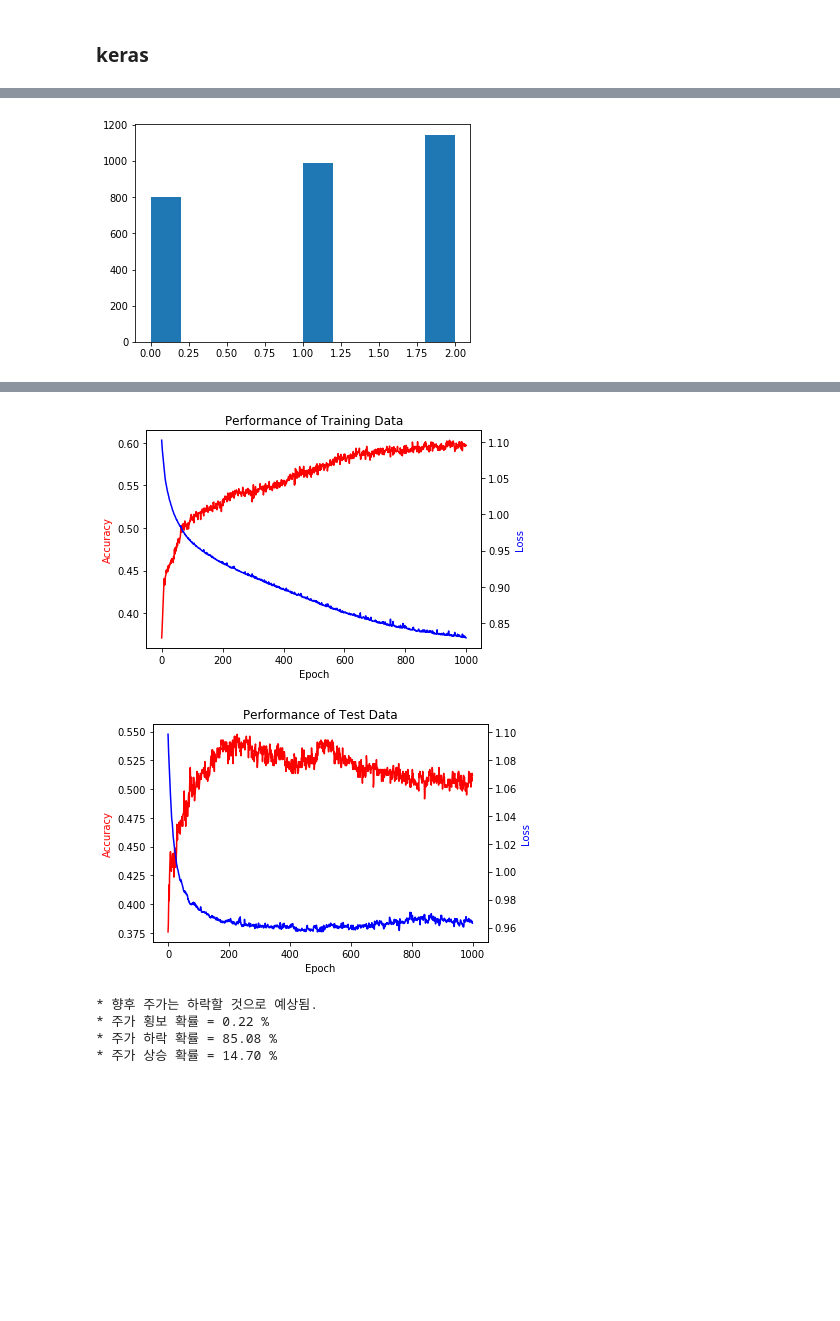
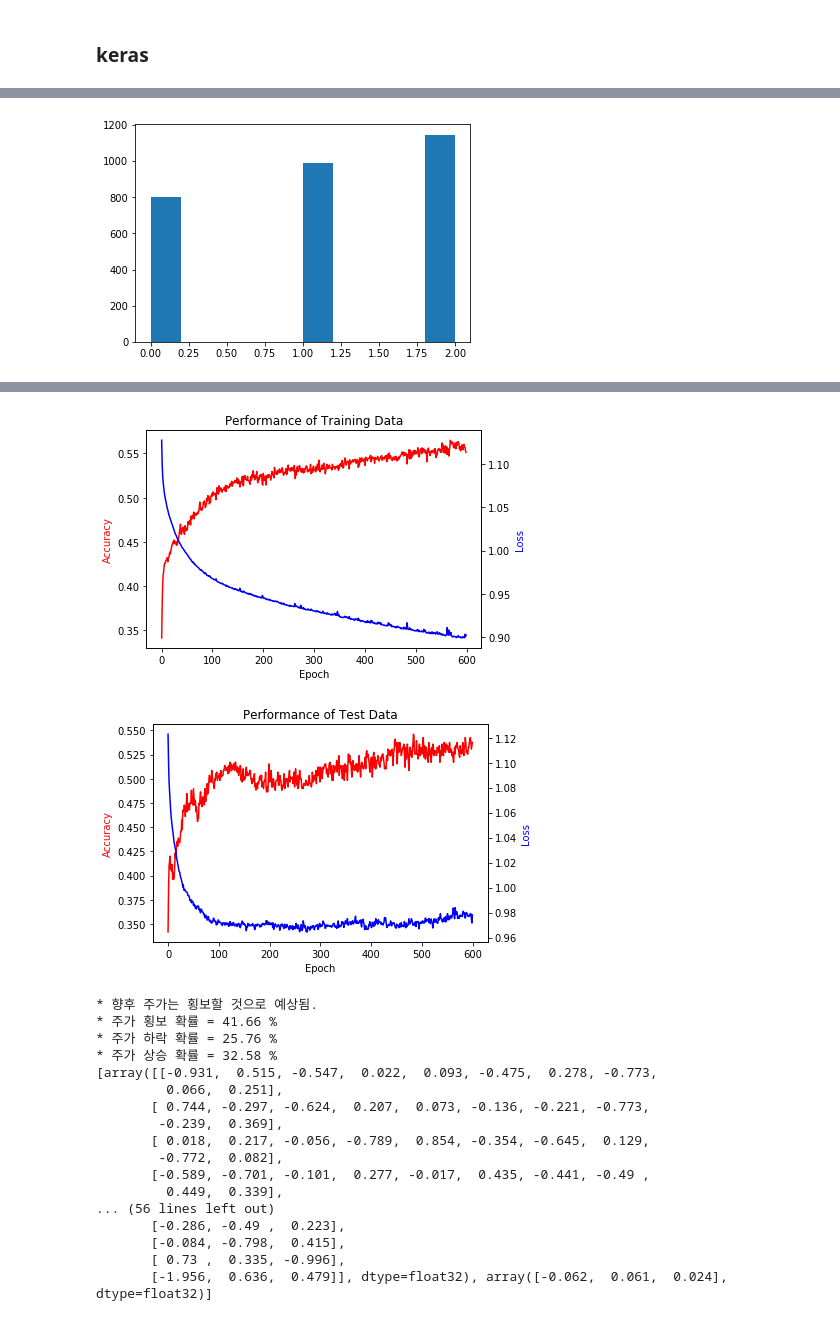
Before and after one commit to flowow/Python, a Jupyter notebook: Jupyter/fm3.ipynb, the cells around one changed output, grey strips where cells are left out. Cells and saved outputs as stored; diff of their text form; code cells hidden in the pictures; blank space fills up the shorter version.

```diff
--- a/Jupyter/fm3.ipynb
+++ b/Jupyter/fm3.ipynb
@@ -211,19 +194,20 @@ n = int(nLen * 0.8) - 1
 trainX = ft.iloc[0:n,0:6].values
 trainY = np_utils.to_categorical(ft.iloc[0:n,6].values)
 testX = ft.iloc[n:(nLen-1),0:6].values
-testY = np_utils.to_categorical(ft.iloc[n:(nLen-1),6].values)
+testY = np_utils.to_categorical(ft.iloc[n:(nLen-1),6].values) #원핫인코딩0-->(0,0,1),출력되게끔
 
 # 인공신경망 모델을 생성함.
 model = Sequential()
-model.add(Dense(10, input_dim=6, activation='relu'))
+model.add(Dense(10, input_dim=6, activation='relu')) #교재p.51,입력6개
 model.add(Dense(10, activation='relu'))
 model.add(Dense(10, activation='relu'))
-model.add(Dense(3, activation='softmax'))
+model.add(Dense(3, activation='softmax')) #합니 1인 확률 분포로 나옴
 adam = optimizers.Adam(lr = 0.0005)
 model.compile(loss='categorical_crossentropy', optimizer=adam, metrics=['accuracy'])
 
-# 학습 (Learning)
-history = model.fit(trainX, trainY, batch_size = 50, epochs = 1000, validation_data=(testX, testY))
+# 학습 (Learning)/overfitting에 유의한다
+history = model.fit(trainX, trainY, batch_size = 50, epochs = 600,
+                    validation_data=(testX, testY),verbose=1)
 
 # 학습 데이터 성능 곡선을 그린다
 fig, ax1 = plt.subplots()
@@ -264,12 +248,12 @@ print("* 주가 횡보 확률 = %.2f %s" % (predY[0][0] * 100, '%'))
 print("* 주가 하락 확률 = %.2f %s" % (predY[0][1] * 100, '%'))
 print("* 주가 상승 확률 = %.2f %s" % (predY[0][2] * 100, '%'))
 
-# weight 값을 출력해 본다
-#np.set_printoptions(precision=3)
-#for layer in model.layers:
-#    weights = layer.get_weights()
-#    print(weights)
-#    print()
+# weight 값을 출력해 본다 -->최종학습의 결과
+np.set_printoptions(precision=3)
+for layer in model.layers:
+   weights = layer.get_weights()
+   print(weights)
+   print()
 # %% [output]
 [figure]
                 macd       rsi       obv  liquidity  parkinson  volatility  \
@@ -292,6 +276,19 @@ Epoch 1000/1000
-[figure, old version]
+[figure, new version]
-[figure, old version]
+[figure, new version]
-* 향후 주가는 하락할 것으로 예상됨.
-* 주가 횡보 확률 = 0.22 %
-* 주가 하락 확률 = 85.08 %
-* 주가 상승 확률 = 14.70 %
+* 향후 주가는 횡보할 것으로 예상됨.
+* 주가 횡보 확률 = 41.66 %
+* 주가 하락 확률 = 25.76 %
+* 주가 상승 확률 = 32.58 %
+[array([[-0.931,  0.515, -0.547,  0.022,  0.093, -0.475,  0.278, -0.773,
+         0.066,  0.251],
+       [ 0.744, -0.297, -0.624,  0.207,  0.073, -0.136, -0.221, -0.773,
+        -0.239,  0.369],
+       [ 0.018,  0.217, -0.056, -0.789,  0.854, -0.354, -0.645,  0.129,
+        -0.772,  0.082],
+       [-0.589, -0.701, -0.101,  0.277, -0.017,  0.435, -0.441, -0.49 ,
+         0.449,  0.339],
+... (56 lines left out)
+       [-0.286, -0.49 ,  0.223],
+       [-0.084, -0.798,  0.415],
+       [ 0.73 ,  0.335, -0.996],
+       [-1.956,  0.636,  0.479]], dtype=float32), array([-0.062,  0.061,  0.024], dtype=float32)]
```
Also changed, not shown: parts of 3 cells of this notebook, 6 other files.
